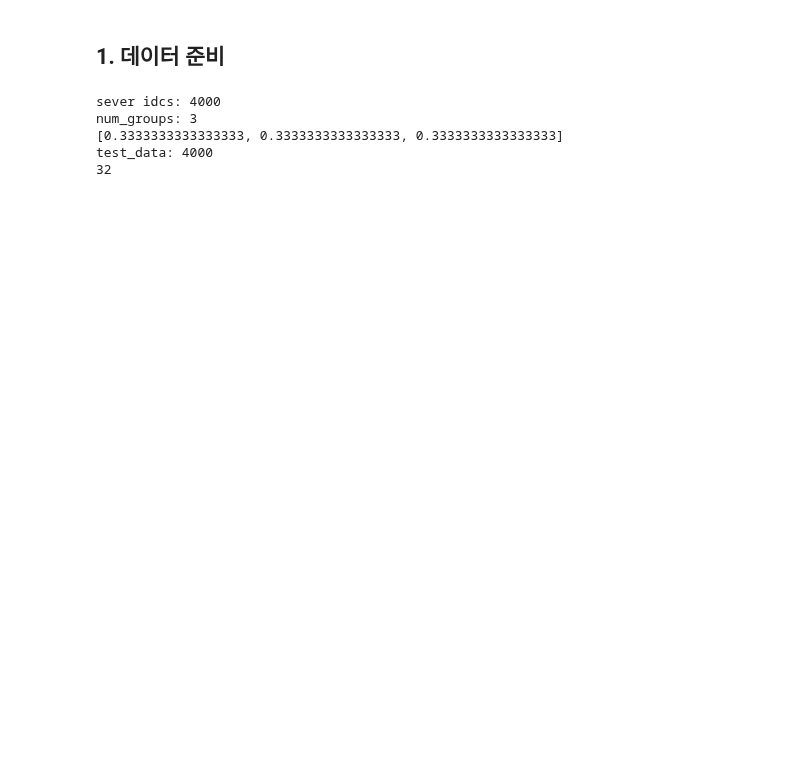
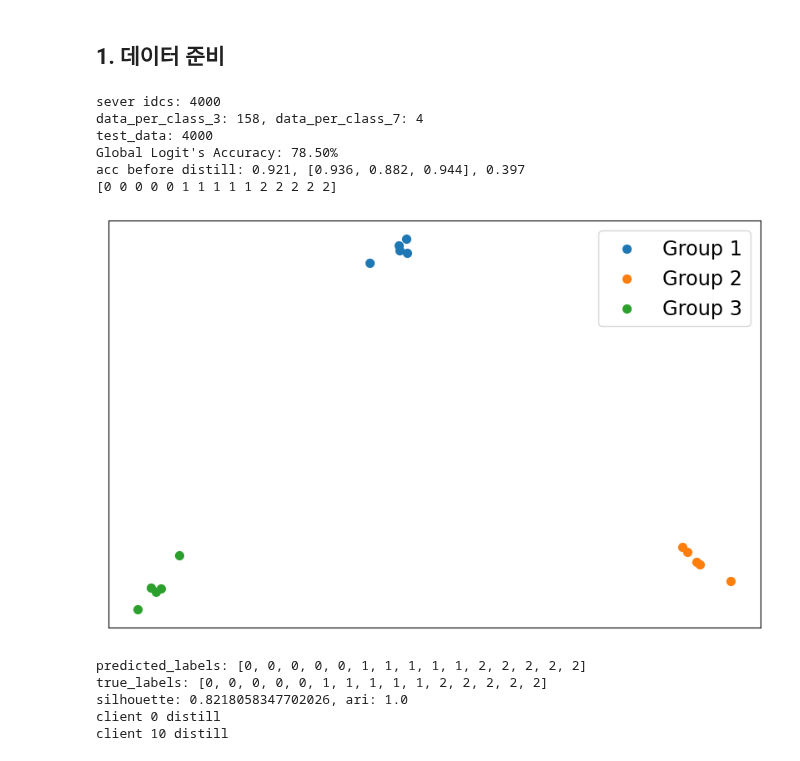
Before and after one commit to yangbaechu/FD-with-Label-Based-Group-Structure, a Jupyter notebook: FedCD.ipynb, the cells around one changed output. Saved outputs shown, nothing was run; the diff lists cells and outputs as text; code cells hidden in the pictures; blank space fills up the shorter version.

```diff
--- a/FedCD.ipynb
+++ b/FedCD.ipynb
@@ -273,15 +273,15 @@ def save_tensor_to_csv(tensor, filename):
 #         print(weights)
 #         cluster_weights.append(weights)
 # %%
-def make_global_logit(n_clients, total_client_data, distill_data, number_of_cluster, cluster_distribution, instance_per_class, instances_per_class_per_client):
+def make_global_logit(n_clients, total_client_data, distill_data, number_of_cluster, cluster_distribution, instance_per_class, instance_per_minor_class, instances_per_class_per_client):
     data_per_class=int(distill_data//10)
     train_idcs, test_idcs = idcs[:total_client_data], idcs[total_client_data:(total_client_data + int(distill_data * 2))]
     train_labels = data.targets
     test_labels = data.targets
     server_idcs = generate_server_idcs(test_idcs, test_labels, int(distill_data//10))
     print(f'sever idcs: {len(server_idcs)}')
-    # client_idcs, _ = split_7plus3class_unbalanced(train_idcs, train_labels, n_clients, cluster_distribution, instance_per_class, instance_per_minor_class)
-    client_idcs = split_contain_multiclass(train_idcs, train_labels, n_clients, instance_per_class, instances_per_class_per_client, cluster_distribution)
+    client_idcs, _ = split_7plus3class_unbalanced(train_idcs, train_labels, n_clients, cluster_distribution, instance_per_class, instance_per_minor_class)
+    #client_idcs = split_contain_multiclass(train_idcs, train_labels, n_clients, instance_per_class, instances_per_class_per_client, cluster_distribution)
 
     client_data = [CustomSubset(data, idcs) for idcs in client_idcs]
     test_data = CustomSubset(data, server_idcs, transforms.Compose([transforms.ToTensor()]))
@@ -373,7 +373,7 @@ def copy_classifiers(clients):
         classifiers_state.append(classifier_state)
     return classifiers_state
 # %%
-def cluster_train_result_exp(n_clients, total_client_data, distill_data, number_of_cluster, cluster_distribution, instance_per_class, instances_per_class_per_client, t):
+def cluster_train_result_exp(n_clients, total_client_data, distill_data, number_of_cluster, cluster_distribution, instance_per_class, instance_per_minor_class, classinstances_per_class_per_client, t):
 
     client_accs = []
     cluster_accs = []
@@ -386,7 +386,7 @@ def cluster_train_result_exp(n_clients, total_client_data, distill_data, number_
     ) = make_global_logit(
         n_clients, total_client_data, distill_data,
         number_of_cluster, cluster_distribution,
-        instance_per_class, instances_per_class_per_client
+        instance_per_class, instance_per_minor_class, instances_per_class_per_client
     )
 
 
@@ -503,7 +503,7 @@ def model_clustering_exp(n_clients, total_client_data, distill_data, number_of_c
 import pandas as pd
 
 # Initialize empty DataFrame to store results with simplified columns
-minor_class_ratios = [5, 10, 20, 30, 40]
+minor_class_ratios = [5, 10, 20, 30, 40, 50]
 cluster_distribution = [1/3, 1/3, 1/3]
 clustering_acc = pd.DataFrame(columns=['silhouette', 'ari'], index=minor_class_ratios)
 client_acc = pd.DataFrame(columns=['before_distill', 'global_distill', 'cluster_distill'], index=minor_class_ratios)
@@ -513,37 +513,44 @@ cluster_count = 3
 t = 2
 
 instance_per_classes = [158, 150, 133, 117, 100, 84]
 instance_per_minor_classes = [4, 7, 14, 21, 29, 36]
 
 
 # Iterate over different minor_class_ratios, instance_per_classes, and instance_per_minor_classes values
 for minor_class_ratio, instance_per_class, instance_per_minor_class in zip(minor_class_ratios, instance_per_classes, instance_per_minor_classes):
     n_clients = cluster_count * 5
     instances_per_class_per_client = get_combination(cluster_count, 3)
 
     # Replace with your actual clustering_exp function
     # Assume it accepts t as a parameter
     client_accs, cluster_accs, global_accs, silhouette, ari = cluster_train_result_exp(
-            n_clients, 40000, 4000, cluster_count, cluster_distribution, 50, instances_per_class_per_client, t
+            n_clients, 40000, 4000, cluster_count, cluster_distribution, instance_per_class, instance_per_minor_class, instances_per_class_per_client, t
     )
 
     # Update DataFrame
     clustering_acc.loc[minor_class_ratio, 'silhouette'] = silhouette
     clustering_acc.loc[minor_class_ratio, 'ari'] = ari
 
     client_acc.loc[minor_class_ratio, 'before_distill'] = client_accs[0]
     client_acc.loc[minor_class_ratio, 'cluster_distill'] = client_accs[1]
     client_acc.loc[minor_class_ratio, 'global_distill'] = client_accs[2]
 
     cluster_acc.loc[minor_class_ratio, 'before_distill'] = cluster_accs[0]
     cluster_acc.loc[minor_class_ratio, 'cluster_distill'] = cluster_accs[1]
     cluster_acc.loc[minor_class_ratio, 'global_distill'] = cluster_accs[2]
 # %% [output]
 sever idcs: 4000
-num_groups: 3
-[0.3333333333333333, 0.3333333333333333, 0.3333333333333333]
+data_per_class_3: 158, data_per_class_7: 4
 test_data: 4000
-32
+Global Logit's Accuracy: 78.50%
+acc before distill: 0.921, [0.936, 0.882, 0.944], 0.397
+[0 0 0 0 0 1 1 1 1 1 2 2 2 2 2]
+[figure, added]
+predicted_labels: [0, 0, 0, 0, 0, 1, 1, 1, 1, 1, 2, 2, 2, 2, 2]
+true_labels: [0, 0, 0, 0, 0, 1, 1, 1, 1, 1, 2, 2, 2, 2, 2]
+silhouette: 0.8218058347702026, ari: 1.0
+client 0 distill
+client 10 distill
 # %%
 clustering_acc
 # %%
```
Also changed, not shown: 2 other files.
